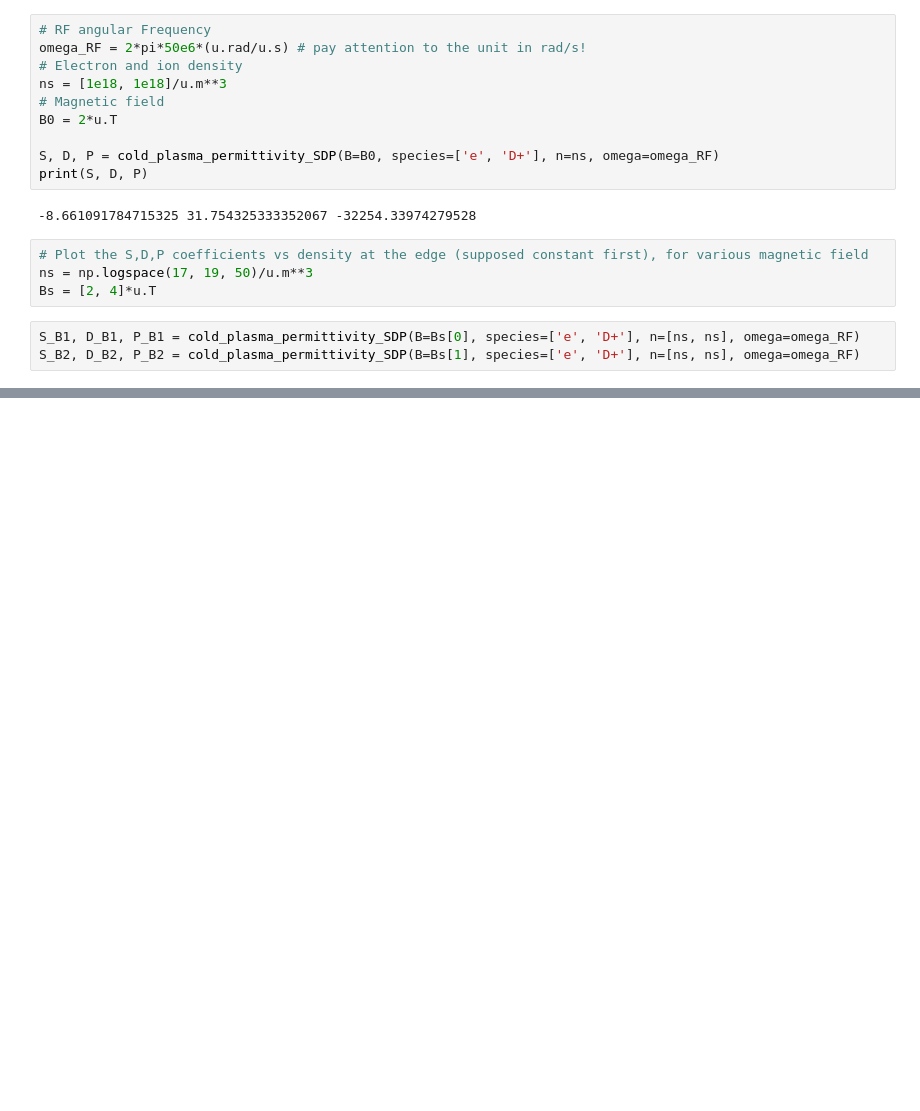
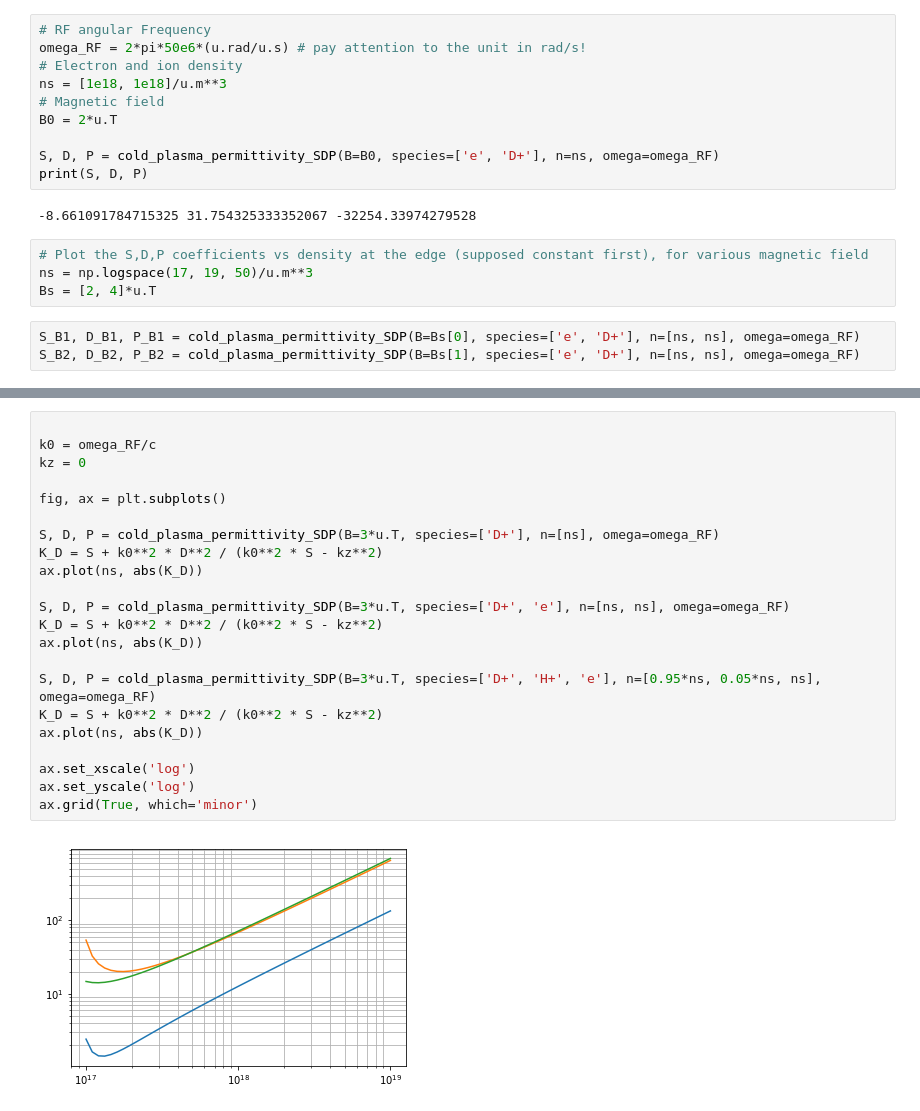
Before and after one commit to jhillairet/SOFT2018_Cold_Plasma_Modeling, a Jupyter notebook: Test Configurations/Plasma Cold Dielectric Tensor.ipynb, the cells around one changed output, grey strips where cells are left out. Drawn from its saved outputs; the diff is of its cells as text; blank space fills up the shorter version.

```diff
--- a/Test Configurations/Plasma Cold Dielectric Tensor.ipynb
+++ b/Test Configurations/Plasma Cold Dielectric Tensor.ipynb
@@ -76,0 +106,24 @@ ax[1].plot(ns, P_B2)
+# %%
+
+k0 = omega_RF/c
+kz = 0
+
+fig, ax = plt.subplots()
+
+S, D, P = cold_plasma_permittivity_SDP(B=3*u.T, species=['D+'], n=[ns], omega=omega_RF)
+K_D = S + k0**2 * D**2 / (k0**2 * S - kz**2)
+ax.plot(ns, abs(K_D))
+
+S, D, P = cold_plasma_permittivity_SDP(B=3*u.T, species=['D+', 'e'], n=[ns, ns], omega=omega_RF)
+K_D = S + k0**2 * D**2 / (k0**2 * S - kz**2)
+ax.plot(ns, abs(K_D))
+
+S, D, P = cold_plasma_permittivity_SDP(B=3*u.T, species=['D+', 'H+', 'e'], n=[0.95*ns, 0.05*ns, ns], omega=omega_RF)
+K_D = S + k0**2 * D**2 / (k0**2 * S - kz**2)
+ax.plot(ns, abs(K_D))
+
+ax.set_xscale('log')
+ax.set_yscale('log')
+ax.grid(True, which='minor')
+# %% [output]
+[figure, added]
```
Also changed, not shown: parts of 8 cells of this notebook, 4 other files.
